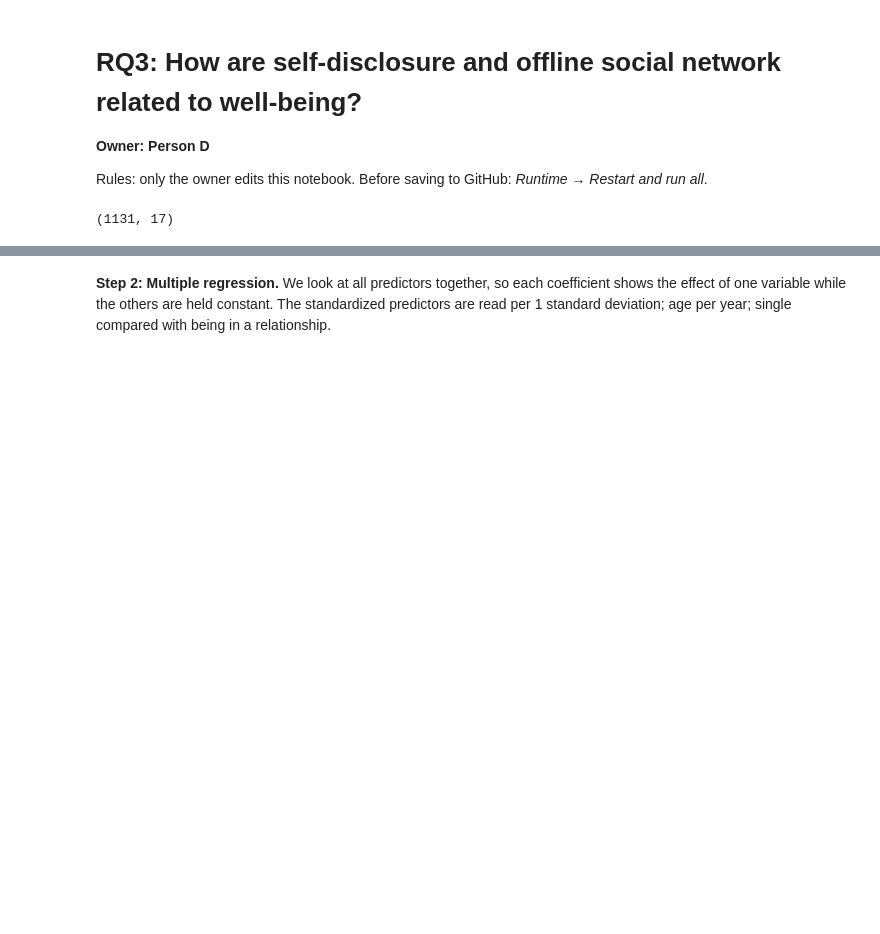
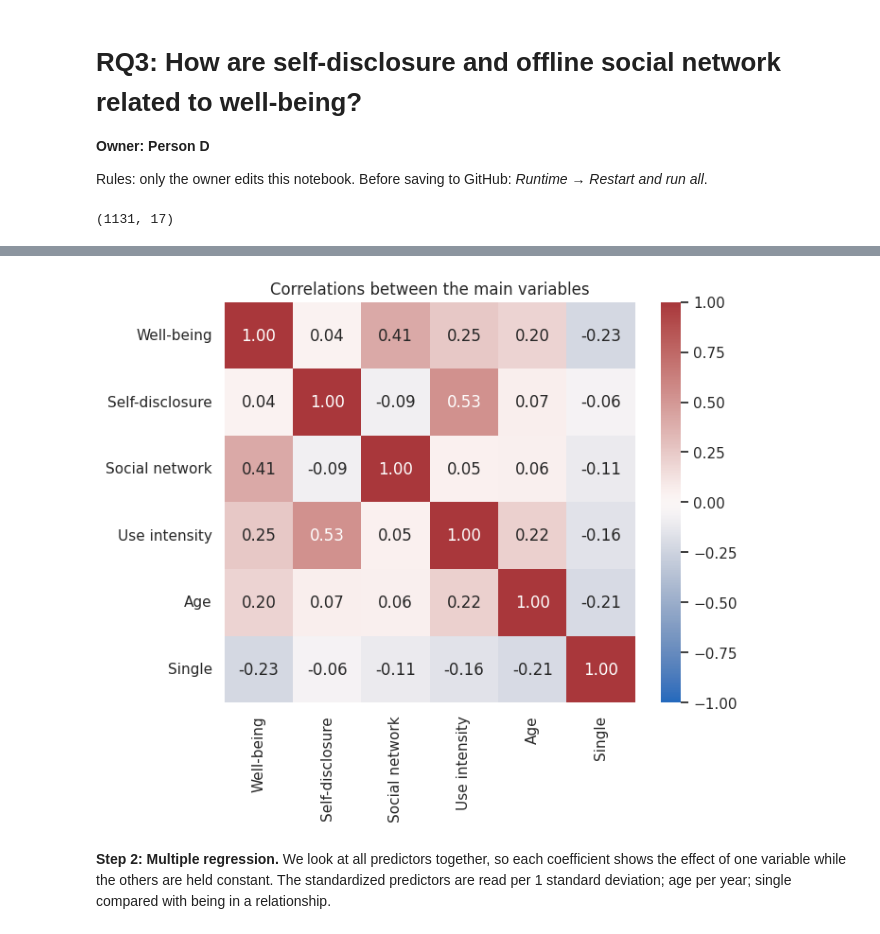
Before and after one commit to xMrTuffnut/ai-companion-wellbeing, a Jupyter notebook: notebooks/04_rq3_disclosure_network.ipynb, the cells around one changed output, grey strips where cells are left out. Drawn from its saved outputs; the diff is of its cells as text; code cells hidden in the pictures; blank space fills up the shorter version.

```diff
--- a/notebooks/04_rq3_disclosure_network.ipynb
+++ b/notebooks/04_rq3_disclosure_network.ipynb
@@ -46,0 +38,12 @@ save_fig("rq3_corr_heatmap.png")
+# %%
+labels = {"well_being": "Well-being", "self_disclosure": "Self-disclosure",
+          "social_network_scale": "Social network", "intensity": "Use intensity",
+          "age": "Age", "single": "Single"}
+corr = df[list(labels)].corr().rename(index=labels, columns=labels)
+
+plt.figure(figsize=(7, 5.5))
+sns.heatmap(corr, annot=True, fmt=".2f", cmap="vlag", center=0, vmin=-1, vmax=1)
+plt.title("Correlations between the main variables")
+save_fig("rq3_corr_heatmap.png")
+plt.show()
+# %% [output]
@@ -47,3 +52,4 @@ save_fig("rq3_corr_heatmap.png")
+[figure, added]
 # %% [markdown]
 **Step 2: Multiple regression.** We look at all predictors together, so each coefficient shows the effect of one variable while the others are held constant. The standardized predictors are read per 1 standard deviation; age per year; single compared with being in a relationship.
 # %%
```
Also changed, not shown: parts of 3 cells of this notebook.
